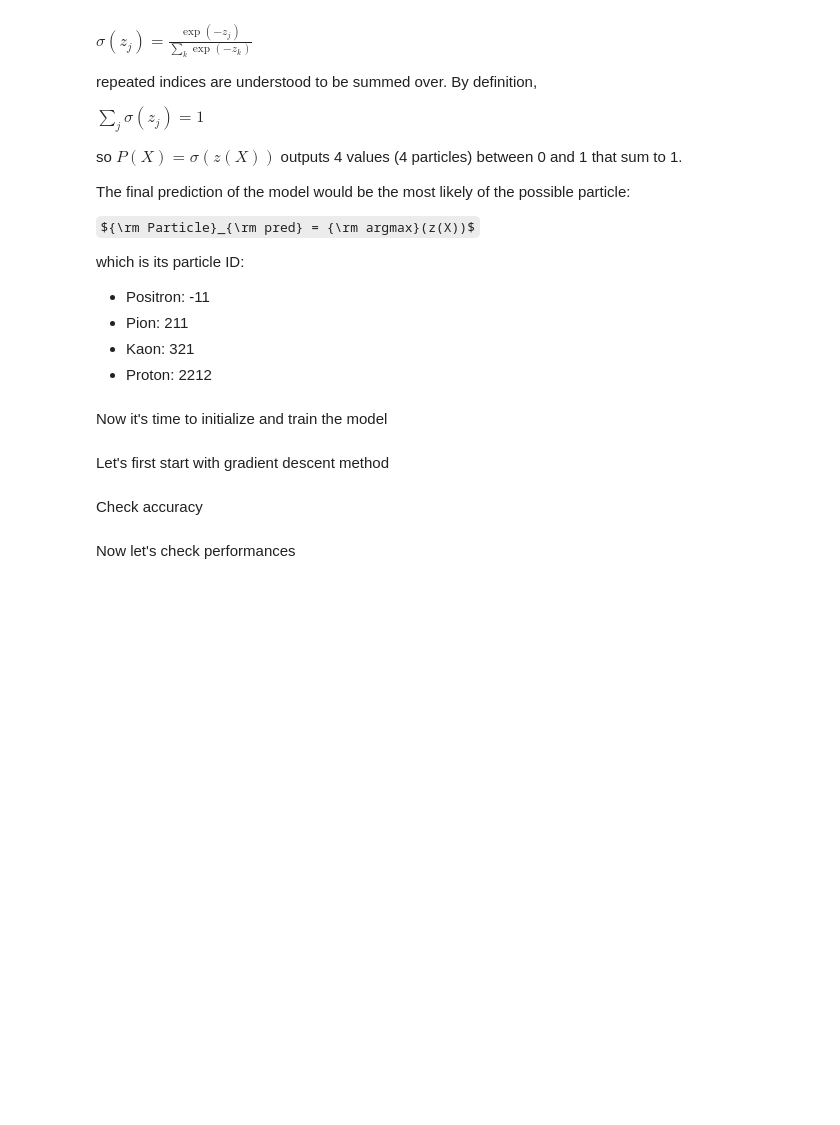
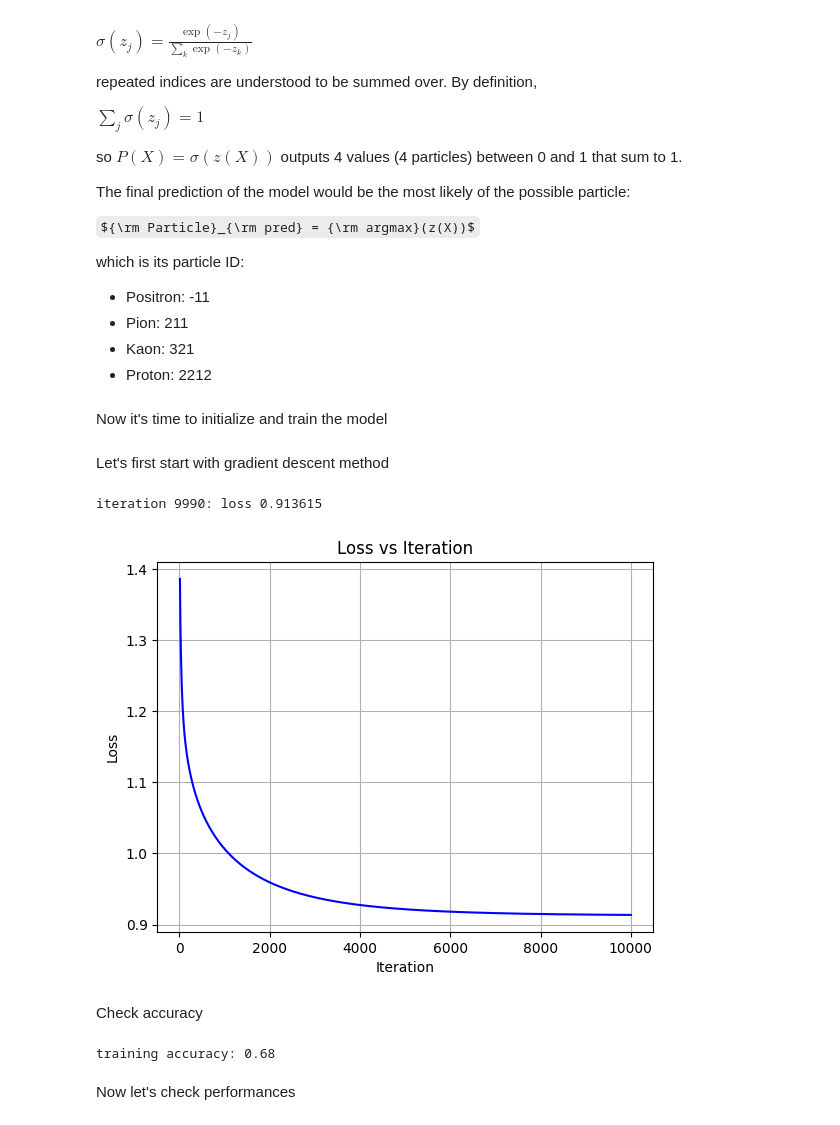
Before and after one commit to DavideCristoforetti/Machine-Learning-HEP-MasterDegree, a Jupyter notebook: src/PiD_project.ipynb, the cells around one changed output. Cells and saved outputs as stored; diff of their text form; code cells hidden in the pictures; some formulas as TeX source; blank space fills up the shorter version.

```diff
--- a/src/PiD_project.ipynb
+++ b/src/PiD_project.ipynb
@@ -239,7 +240,7 @@ reg = 1e-3 # regularization strength
 
 
 
-for i in range(1000):
+for i in range(iterations):
 
     # evaluate class scores, [N x n_colours]
     scores = np.dot(features_array, W) + b
@@ -268,42 +269,47 @@ for i in range(1000):
         if(show_plot):
             losses.append(loss)
 
             plt.clf()  # Clear the current figure for the next iteration
             # Plot the losses
             plt.plot(np.arange(print_freq, i+print_freq+1, print_freq), losses, color='blue')
             plt.xlabel('Iteration')
             plt.ylabel('Loss')
             plt.title('Loss vs Iteration')
             plt.grid(True)
             #display(plt.gcf())  # Display the current figure
             #clear_output(wait=True)  # Clear the output for the next iteration
             #plt.pause(0.01)  # Pause for a short time to update the plot
             plt.show()
 
 
     # compute the gradient on scores
     dscores = probs
     dscores[range(num_samples),IDs_indeces] -= 1
     dscores /= num_samples
 
     # backpropate the gradient to the parameters (W,b)
     dW = np.dot(features_array.T, dscores)
     db = np.sum(dscores, axis=0, keepdims=True)
 
     dW += reg*W # regularization gradient
 
     # perform a parameter update
     W += -step_size * dW
     b += -step_size * db
+# %% [output]
+iteration 9990: loss 0.913615
+[figure, added]
 # %% [markdown]
 Check accuracy
 # %%
 scores = np.dot(features_array, W) + b
-predicted_col = np.argmax(scores, axis=1)
-print('training accuracy: %.2f' % (np.mean(predicted_col == IDs_indeces)))
+predicted_par = np.argmax(scores, axis=1)
+print('training accuracy: %.2f' % (np.mean(predicted_par == IDs_indeces)))
 
 # Note: 0.68 accuracy after 10 000 iterations and 1h of training, step size = 1
 #print(W)
+# %% [output]
+training accuracy: 0.68
 # %% [markdown]
 Now let's check performances
 # %%
```
Also changed, not shown: parts of 19 cells of this notebook.
